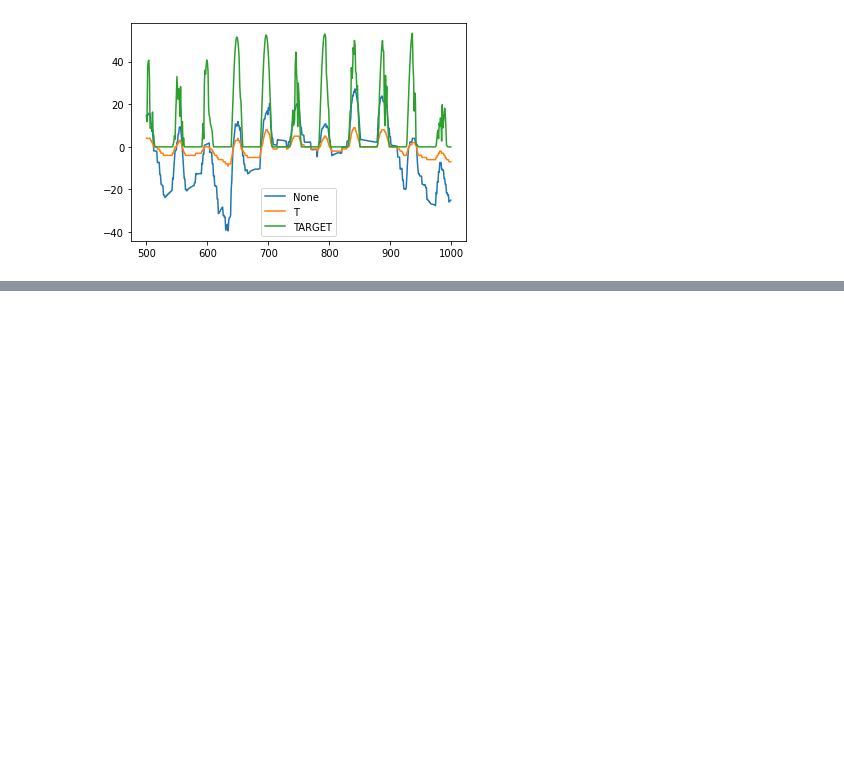
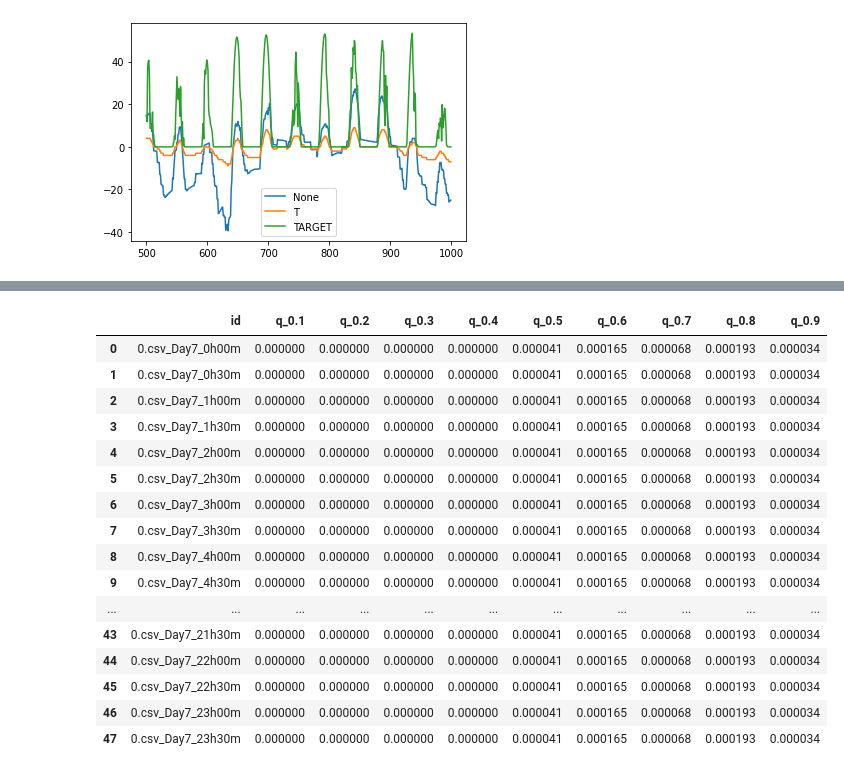
Before and after one commit to parkjuida/dacon, a Jupyter notebook: 235680/lightgbm.ipynb, the cells around one changed output, grey strips where cells are left out. Saved outputs shown, nothing was run; the diff lists cells and outputs as text; code cells hidden in the pictures; blank space fills up the shorter version.

```diff
--- a/235680/lightgbm.ipynb
+++ b/235680/lightgbm.ipynb
@@ -87,0 +353,20 @@ preprocessed_df.shape
+# %%
+submission_df[:48]
+# %% [output]
+|  | id | q_0.1 | q_0.2 | q_0.3 | q_0.4 | q_0.5 | q_0.6 | q_0.7 | q_0.8 | q_0.9 |
+| 0 | 0.csv_Day7_0h00m | 0.000000 | 0.000000 | 0.000000 | 0.000000 | 0.000041 | 0.000165 | 0.000068 | 0.000193 | 0.000034 |
+| 1 | 0.csv_Day7_0h30m | 0.000000 | 0.000000 | 0.000000 | 0.000000 | 0.000041 | 0.000165 | 0.000068 | 0.000193 | 0.000034 |
+| 2 | 0.csv_Day7_1h00m | 0.000000 | 0.000000 | 0.000000 | 0.000000 | 0.000041 | 0.000165 | 0.000068 | 0.000193 | 0.000034 |
+| 3 | 0.csv_Day7_1h30m | 0.000000 | 0.000000 | 0.000000 | 0.000000 | 0.000041 | 0.000165 | 0.000068 | 0.000193 | 0.000034 |
+| 4 | 0.csv_Day7_2h00m | 0.000000 | 0.000000 | 0.000000 | 0.000000 | 0.000041 | 0.000165 | 0.000068 | 0.000193 | 0.000034 |
+| 5 | 0.csv_Day7_2h30m | 0.000000 | 0.000000 | 0.000000 | 0.000000 | 0.000041 | 0.000165 | 0.000068 | 0.000193 | 0.000034 |
+| 6 | 0.csv_Day7_3h00m | 0.000000 | 0.000000 | 0.000000 | 0.000000 | 0.000041 | 0.000165 | 0.000068 | 0.000193 | 0.000034 |
+| 7 | 0.csv_Day7_3h30m | 0.000000 | 0.000000 | 0.000000 | 0.000000 | 0.000041 | 0.000165 | 0.000068 | 0.000193 | 0.000034 |
+| 8 | 0.csv_Day7_4h00m | 0.000000 | 0.000000 | 0.000000 | 0.000000 | 0.000041 | 0.000165 | 0.000068 | 0.000193 | 0.000034 |
+| 9 | 0.csv_Day7_4h30m | 0.000000 | 0.000000 | 0.000000 | 0.000000 | 0.000041 | 0.000165 | 0.000068 | 0.000193 | 0.000034 |
+| ... | ... | ... | ... | ... | ... | ... | ... | ... | ... | ... |
+| 43 | 0.csv_Day7_21h30m | 0.000000 | 0.000000 | 0.000000 | 0.000000 | 0.000041 | 0.000165 | 0.000068 | 0.000193 | 0.000034 |
+| 44 | 0.csv_Day7_22h00m | 0.000000 | 0.000000 | 0.000000 | 0.000000 | 0.000041 | 0.000165 | 0.000068 | 0.000193 | 0.000034 |
+| 45 | 0.csv_Day7_22h30m | 0.000000 | 0.000000 | 0.000000 | 0.000000 | 0.000041 | 0.000165 | 0.000068 | 0.000193 | 0.000034 |
+| 46 | 0.csv_Day7_23h00m | 0.000000 | 0.000000 | 0.000000 | 0.000000 | 0.000041 | 0.000165 | 0.000068 | 0.000193 | 0.000034 |
+| 47 | 0.csv_Day7_23h30m | 0.000000 | 0.000000 | 0.000000 | 0.000000 | 0.000041 | 0.000165 | 0.000068 | 0.000193 | 0.000034 |
```
Also changed, not shown: parts of 29 cells of this notebook, 5 other files.
